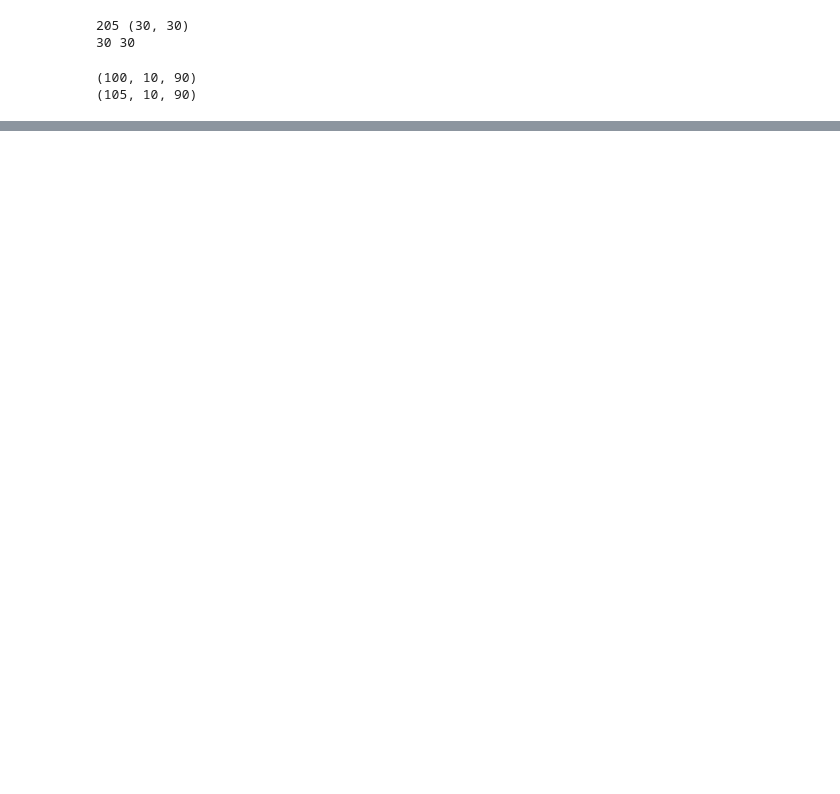
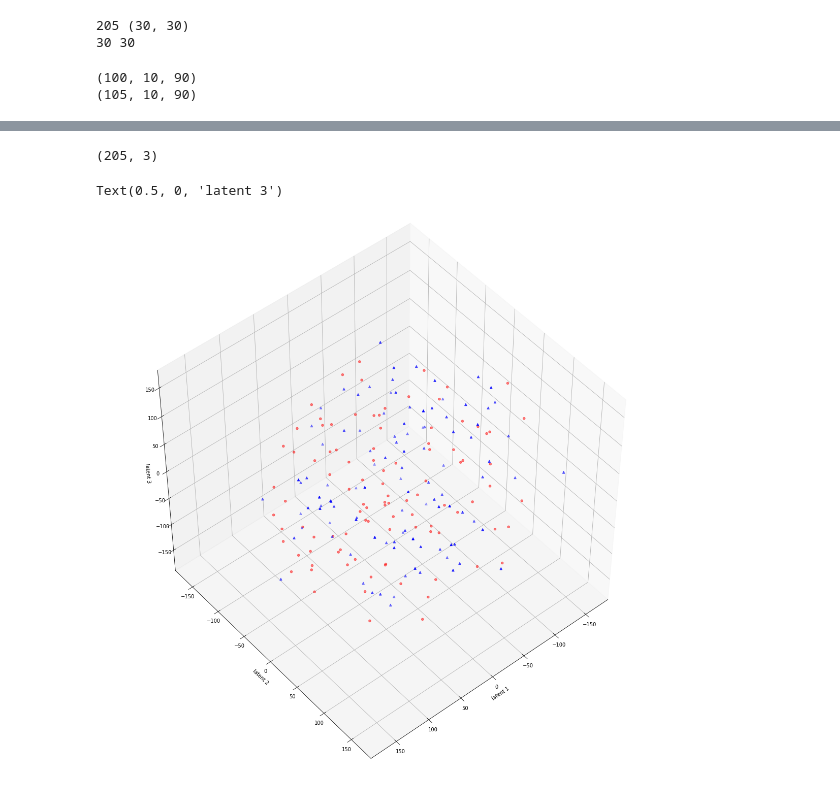
Before and after one commit to abbasloo/dnnAutoEm, a Jupyter notebook: carCrash.ipynb, the cells around one changed output, grey strips where cells are left out. Drawn from its saved outputs; the diff is of its cells as text; code cells hidden in the pictures; blank space fills up the shorter version.

```diff
--- a/carCrash.ipynb
+++ b/carCrash.ipynb
@@ -284,0 +336,26 @@ for i in range(l, st, 2):
+# %%
+from sklearn.manifold import TSNE
+
+
+
+yhat2 = np.append(yhat2_in, yhat2_test, axis=0)
+X_embedded = TSNE(n_components=3).fit_transform(yhat2)
+print (X_embedded.shape)
+# %% [output]
+(205, 3)
+# %%
+fig = plt.figure(figsize=(20, 20))
+c = ['r', 'b']
+m = ['o', '^']
+
+ax = fig.add_subplot(111, projection='3d')
+ax.scatter(X_embedded[0:dim3, 0], X_embedded[0:dim3, 1], X_embedded[0:dim3, 2], c=c[0], marker=m[0], alpha=0.5)
+ax.scatter(X_embedded[dim3:, 0], X_embedded[dim3:, 1], X_embedded[dim3:, 2], c=c[1], marker=m[1])
+
+ax.view_init(50, 50)
+ax.set_xlabel('latent 1')
+ax.set_ylabel('latent 2')
+ax.set_zlabel('latent 3')
+# %% [output]
+Text(0.5, 0, 'latent 3')
+[figure, added]
```
Also changed, not shown: parts of 8 cells of this notebook.
